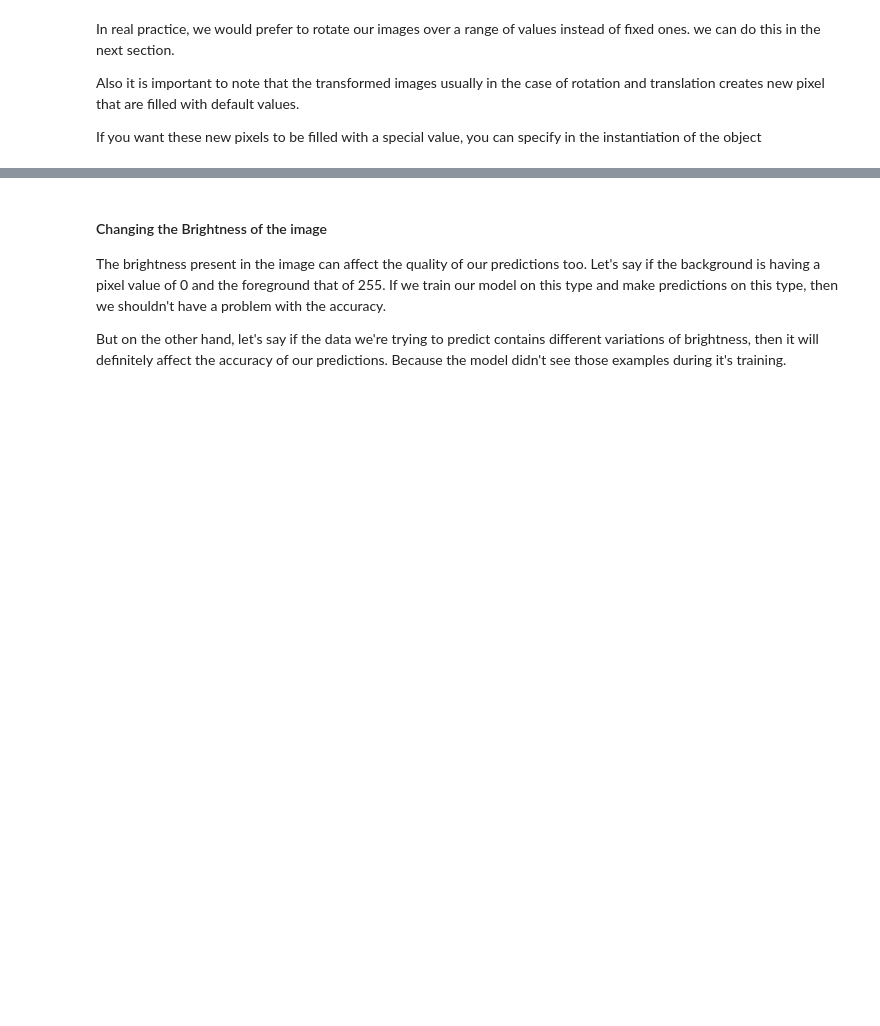
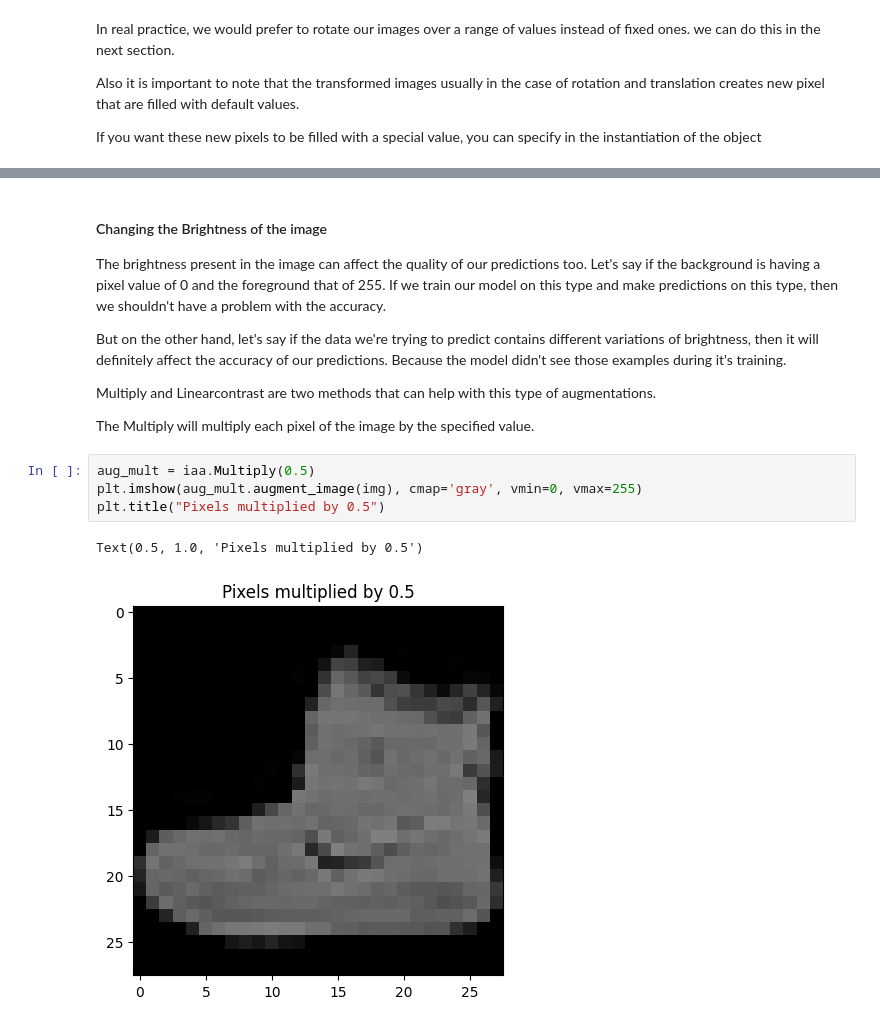
Before and after one commit to eniangnsa/Computer-Vision, a Jupyter notebook: Chapter-4/image_augmentation.ipynb, the cells around one changed output, grey strips where cells are left out. Cells and saved outputs as stored; diff of their text form; blank space fills up the shorter version.

```diff
--- a/Chapter-4/image_augmentation.ipynb
+++ b/Chapter-4/image_augmentation.ipynb
@@ -175,3 +175,15 @@ The brightness present in the image can affect the quality of our predictions to
 If we train our model on this type and make predictions on this type, then we shouldn't have a problem with the accuracy.
 
 But on the other hand, let's say if the  data we're trying to predict contains different variations of brightness, then it will definitely affect the accuracy of our predictions. Because the model didn't see those examples during it's training.
+
+
+Multiply and Linearcontrast are two methods that can help with this type of augmentations.
+
+The Multiply will multiply each pixel of the image by the specified value.
+# %%
+aug_mult = iaa.Multiply(0.5)
+plt.imshow(aug_mult.augment_image(img), cmap='gray', vmin=0, vmax=255)
+plt.title("Pixels multiplied by 0.5")
+# %% [output]
+Text(0.5, 1.0, 'Pixels multiplied by 0.5')
+[figure, added]
```
Also changed, not shown: parts of 12 cells of this notebook.
